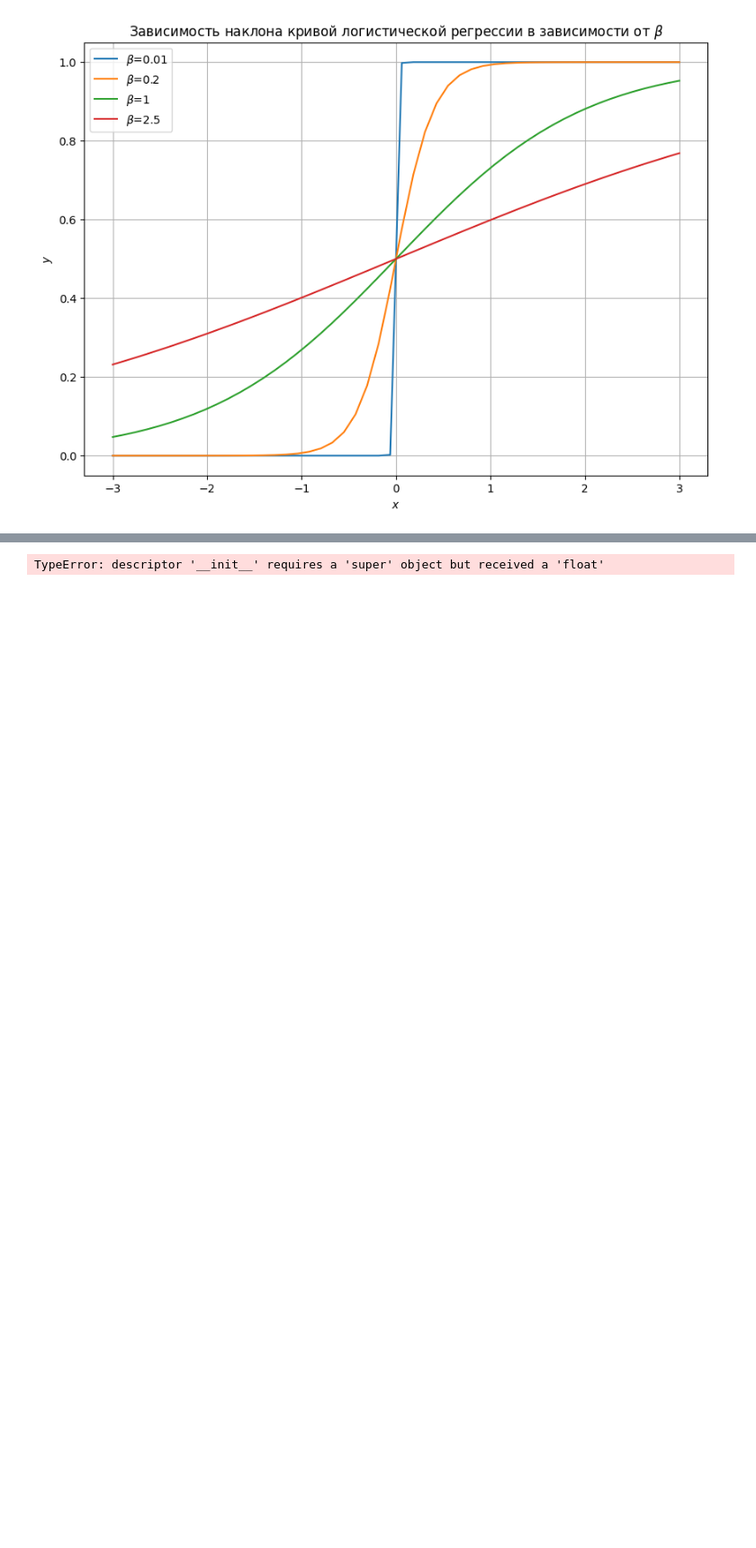
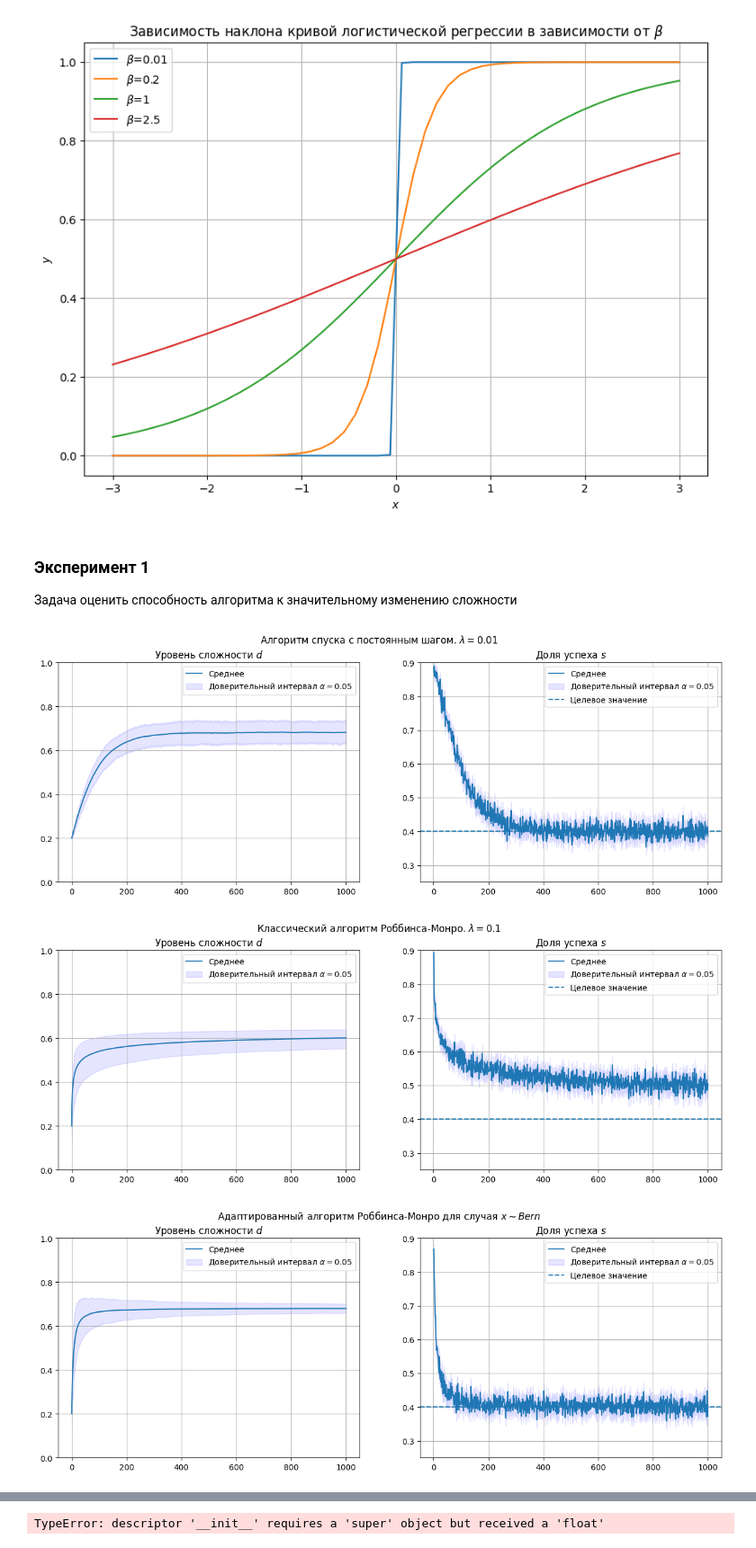
Before and after one commit to NMashalov/EducationGenerativeModelApplication, a Jupyter notebook: experiment/stoch_approx.ipynb, the cells around one changed output, grey strips where cells are left out. Shown at 90% size. Cells and saved outputs as stored; diff of their text form; code cells hidden in the pictures; blank space fills up the shorter version.

```diff
--- a/experiment/stoch_approx.ipynb
+++ b/experiment/stoch_approx.ipynb
@@ -10,16 +10,5 @@ https://pubmed.ncbi.nlm.nih.gov/33014180/
 Polyak–Ruppert averaging
 
 Полученные коэффицеинты подставляемые в функцию отклика $\theta_k = \frac{1}{k} \sum^{k-1}_j=0 \theta_j$
-# %%
-from scipy import special
-
-def logistic(x,alpha =0.2,beta=0.5):
-    return 1 / (1 + np.exp(-(x-alpha)/beta))
-x = np.linspace(-3, 3)
-plt.plot(x, special.erf(x))
-
-alpha = 0.5
-beta = 0.2
-1+np.exp(-(x-alpha)/beta)
 # %%
 import matplotlib.pyplot as plt
@@ -360,3 +342,50 @@ experiments = [
-# %%
-def experiment():
-    .perform().history
+# %% [markdown]
+### Эксперимент 1
+
+Задача оценить способность алгоритма к значительному изменению сложности
+# %%
+optimal_try_rate = 0.4
+initial_difficulty = 0.2
+slop = 5
+rounds = 1000
+tries = 1_000
+
+titles = [
+    r'Алгоритм спуска с постоянным шагом. $\lambda=0.01$',
+    r'Классический алгоритм Роббинса-Монро. $\lambda=0.1$',
+    r'Адаптированный алгоритм Роббинса-Монро для случая $x \sim Bern$'
+]
+
+update_rules = [
+    ConstantUpdateRule(
+            response_rate=0.01,
+            optimal_try_rate=optimal_try_rate
+    ),
+    RobinsUpdateRule(
+            response_rate=0.2,
+            optimal_try_rate=optimal_try_rate
+    ),
+    AdaptedLogisticRule(
+        start_point = initial_difficulty,
+        optimal_try_rate =optimal_try_rate,
+        rounds=1001,
+        slop=slop,
+    )
+]
+experiment(
+    update_rules=update_rules,
+    titles = titles,
+    optimal_try_rate=optimal_try_rate,
+    initial_difficulty =initial_difficulty,
+    rounds = rounds,
+    tries = tries,
+    response_function = ResponseFunction(elo(
+            player_level =0.6,
+            dispersion=0.2
+    )),
+    min_val =0.25, max_val=0.9
+)
+# %% [output]
+[figure, added]
+[figure, added]
+[figure, added]
```
Also changed, not shown: parts of 25 cells of this notebook, 1 other file.
